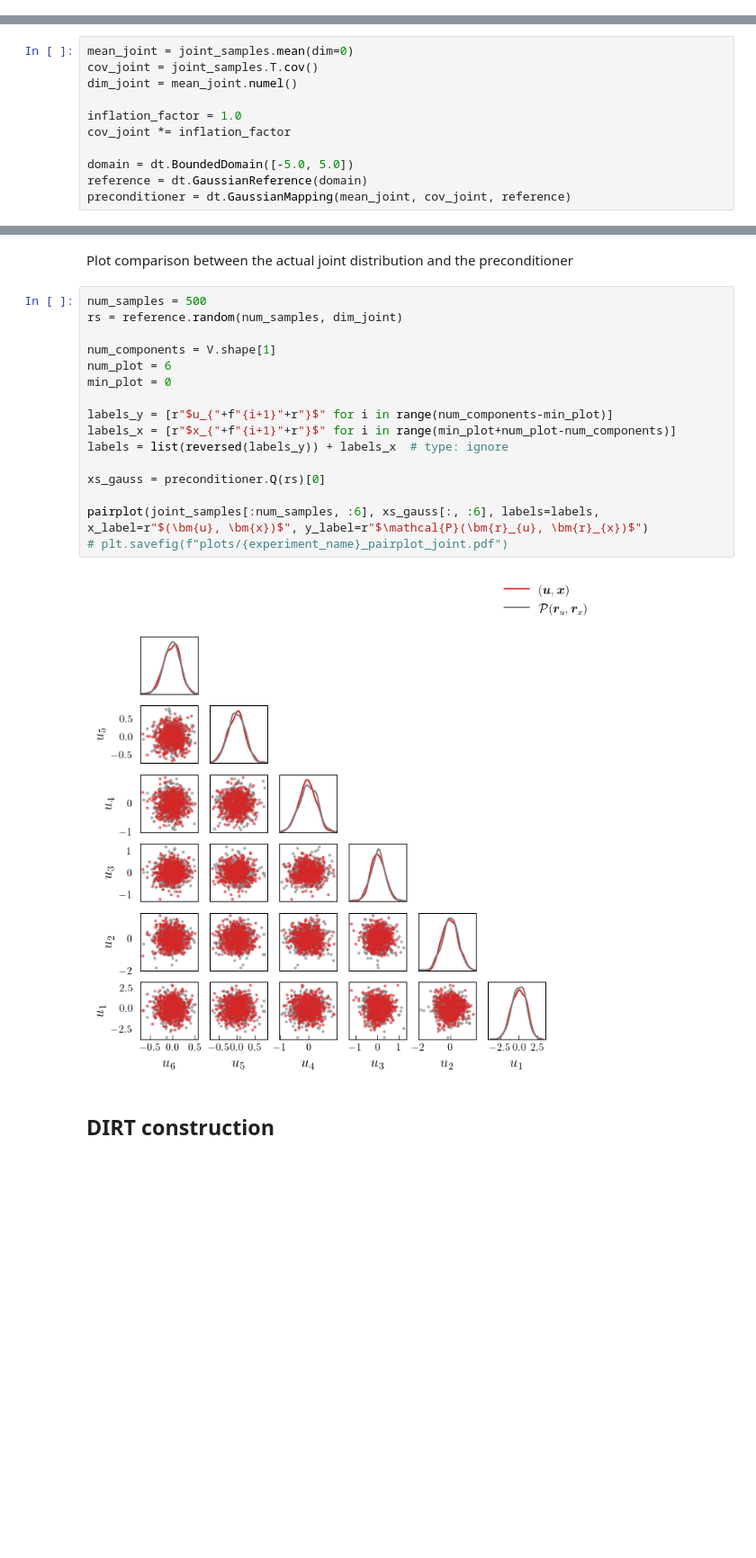
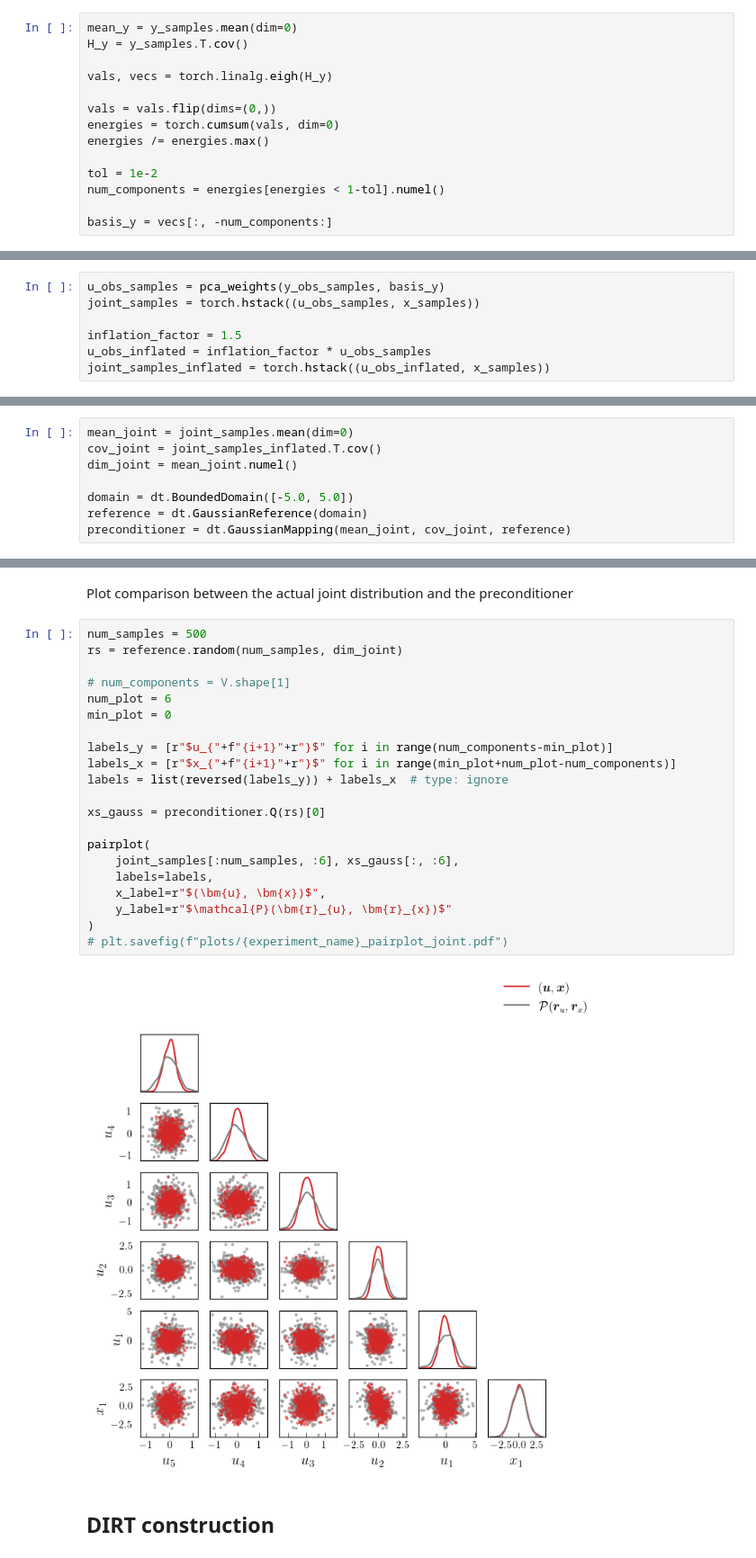
Before and after one commit to DeepTransport/deep-tensor-py, a Jupyter notebook: docs/examples/poisson/example_amortised_kl.ipynb, the cells around one changed output, grey strips where cells are left out. Shown at 90% size. Saved outputs shown, nothing was run; the diff lists cells and outputs as text; blank space fills up the shorter version.

```diff
--- a/docs/examples/poisson/example_amortised_kl.ipynb
+++ b/docs/examples/poisson/example_amortised_kl.ipynb
@@ -122,3 +125,17 @@ y_obs_samples = y_samples + noise_samples
+# %%
+mean_y = y_samples.mean(dim=0)
+H_y = y_samples.T.cov()
+
+vals, vecs = torch.linalg.eigh(H_y)
+
+vals = vals.flip(dims=(0,))
+energies = torch.cumsum(vals, dim=0)
+energies /= energies.max()
+
+tol = 1e-2
+num_components = energies[energies < 1-tol].numel()
+
+basis_y = vecs[:, -num_components:]
 # %%
 num_ys = 7
 labels = [r"$y_{"+f"{i+1}"+r"}$" for i in range(num_ys)]
@@ -167,12 +173,16 @@ Number of components retained: 6.
+# %%
+u_obs_samples = pca_weights(y_obs_samples, basis_y)
+joint_samples = torch.hstack((u_obs_samples, x_samples))
+
+inflation_factor = 1.5
+u_obs_inflated = inflation_factor * u_obs_samples
+joint_samples_inflated = torch.hstack((u_obs_inflated, x_samples))
 # %% [markdown]
 Define preconditioning mapping between the reference and a Gaussian fit to the (joint) samples of the observations and parameters
 # %%
 mean_joint = joint_samples.mean(dim=0)
-cov_joint = joint_samples.T.cov()
+cov_joint = joint_samples_inflated.T.cov()
 dim_joint = mean_joint.numel()
-
-inflation_factor = 1.0
-cov_joint *= inflation_factor
 
 domain = dt.BoundedDomain([-5.0, 5.0])
 reference = dt.GaussianReference(domain)
@@ -210,21 +215,26 @@ Plot comparison between the actual joint distribution and the preconditioner
 # %%
 num_samples = 500
 rs = reference.random(num_samples, dim_joint)
 
-num_components = V.shape[1]
+# num_components = V.shape[1]
 num_plot = 6
 min_plot = 0
 
 labels_y = [r"$u_{"+f"{i+1}"+r"}$" for i in range(num_components-min_plot)]
 labels_x = [r"$x_{"+f"{i+1}"+r"}$" for i in range(min_plot+num_plot-num_components)]
 labels = list(reversed(labels_y)) + labels_x  # type: ignore
 
 xs_gauss = preconditioner.Q(rs)[0]
 
-pairplot(joint_samples[:num_samples, :6], xs_gauss[:, :6], labels=labels, x_label=r"$(\bm{u}, \bm{x})$", y_label=r"$\mathcal{P}(\bm{r}_{u}, \bm{r}_{x})$")
+pairplot(
+    joint_samples[:num_samples, :6], xs_gauss[:, :6],
+    labels=labels,
+    x_label=r"$(\bm{u}, \bm{x})$",
+    y_label=r"$\mathcal{P}(\bm{r}_{u}, \bm{r}_{x})$"
+)
 # plt.savefig(f"plots/{experiment_name}_pairplot_joint.pdf")
 # %% [output]
-[figure, old version]
+[figure, new version]
 # %% [markdown]
 ## DIRT construction
 # %%
```
Also changed, not shown: parts of 67 cells of this notebook.
